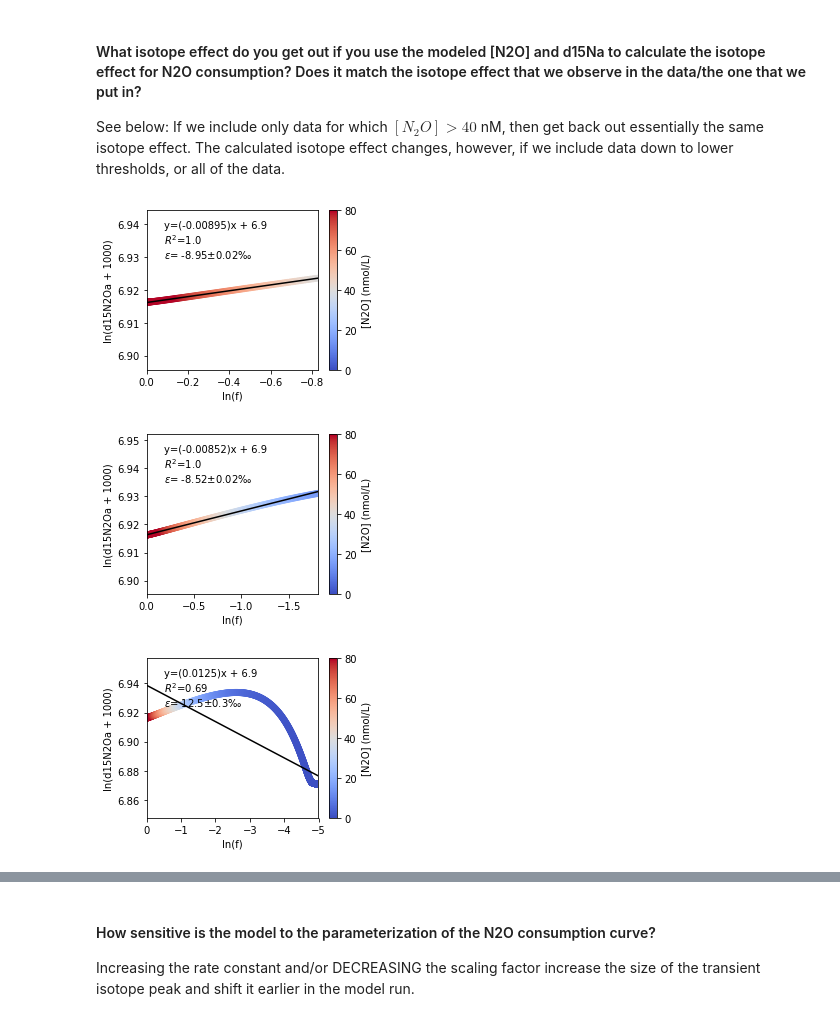
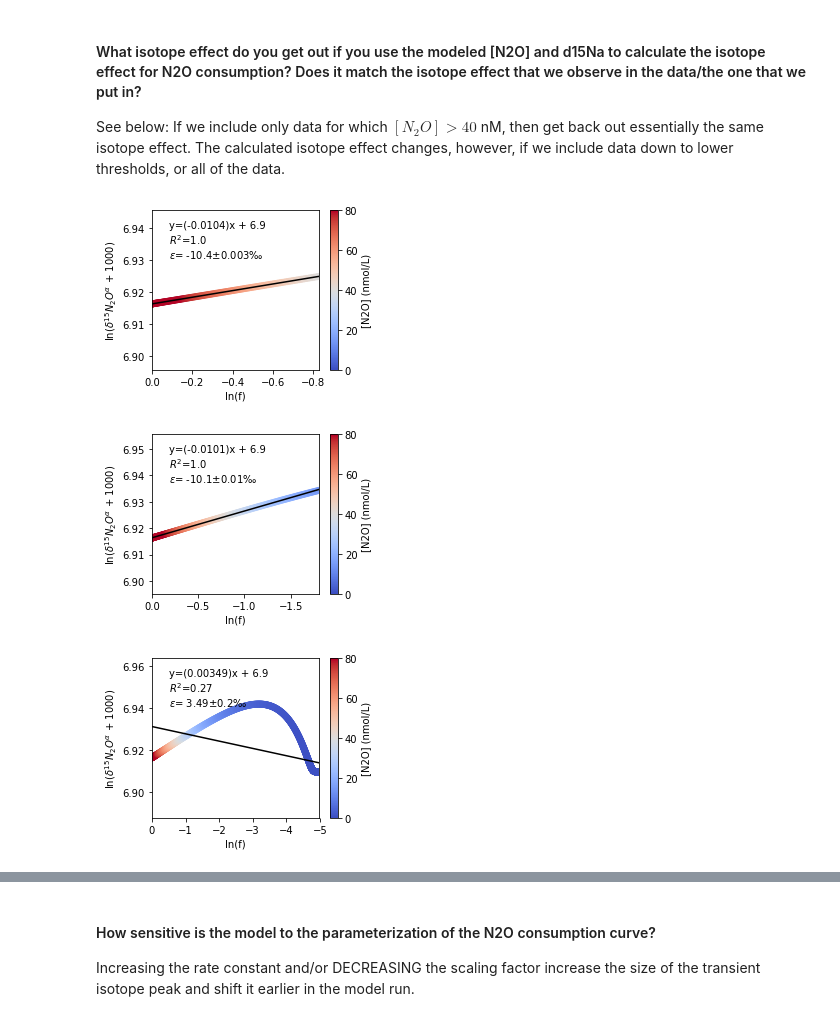
Before and after one commit to ckelly314/N2O_forward_model, a Jupyter notebook: 200413 forward model v4.ipynb, the cells around one changed output, grey strips where cells are left out. Saved outputs shown, nothing was run; the diff lists cells and outputs as text; code cells hidden in the pictures.

```diff
--- a/200413 forward model v4.ipynb
+++ b/200413 forward model v4.ipynb
@@ -312,7 +313,7 @@ times = np.array(list(range(1,T+1)))
 
 fig, ax = plt.subplots(1,1, figsize=(6,4))
 
-ax.plot(times,output2.d18N2O,color='k',label=r'$\delta^{18}N_2O$')
+ax.plot(times,output2.d18N2O,color='k',label=r'$\delta^{18}O-N_2O$')
 ax.fill_between(times, output3.d18N2O, output1.d18N2O,
                 color='k',alpha=0.5,label=None)
 
@@ -328,13 +329,13 @@ ax.plot(times,output2.d15N2Ob,color='r',label=r'$\delta^{15}N_2O^{\beta}$')
 ax.fill_between(times, output3.d15N2Ob, output1.d15N2Ob,
                 color='r',alpha=0.5,label=None)
 
-ax.set_ylabel(r'$\delta^{15}N$ vs. air or $\delta^{18}O$ vs. VSMOW')
+ax.set_ylabel(r'$\delta^{15}N$ vs. air or $\delta^{18}O$ vs. VSMOW ($\perthousand$)')
 ax.set_xlabel('Timestep')
 ax.legend()
 
 ax2 = ax.twinx()
 
-ax2.plot(times,output2['[N2O]_nM'],color='k', linestyle='--')
+ax2.plot(times,output2['[N2O]_nM'],color='k', linestyle='--', label ='$[N_2O]$')
 ax2.set_ylabel(r'$[N_2O]\ (nmol/L)$')
 ax2.legend(loc=2)
 
@@ -357,7 +453,7 @@ output2[output2.d18N2O == output2.d18N2O.max()]
 saveout = pd.DataFrame([],columns=['[NO3-]_uM', 'd15NO3-', 'd18NO3-', '[NO2-]_uM', 'd15NO2-', 'd18NO2-',
        '[N2O]_nM', 'd15N2Oa', 'd15N2Ob', 'd18N2O', 'SP'])
 
-alphas1 = [22.,6.6,  22.,0., 24.,12.,-2.,10.9, 10.,1.0]
+alphas1 = [22.,6.6,  22.,-3., 24.,12.,-2.,10.9, 10.,1.0]
 alphas2 = [22.,10.89,22.,1.6,24.,12.,-2.,16.22,10.,1.0]
 alphas3 = [22.,19.8, 22.,3.4,24.,12.,-2.,30.5, 10.,1.0]
 
@@ -392,7 +488,7 @@ for count, s in enumerate(['NO3-','NO2-']):
 
     ax = axlist[count]
 
-    ax.plot(times,output2.d18N2O,color='k',label=r'$\delta^{18}N_2O$')
+    ax.plot(times,output2.d18N2O,color='k',label=r'$\delta^{18}O-N_2O$')
     ax.fill_between(times, output3.d18N2O, output1.d18N2O,
                     color='k',alpha=0.5,label=None)
 
@@ -438,7 +534,7 @@ for count, s in enumerate(['NO3-','NO2-']):
 
 plt.tight_layout()
 
-plt.savefig('Figures/ODZ/200323 forward model with production.pdf')
+plt.savefig('Figures/ODZ/200323 forward model inverse beta.pdf')
 # %% [output]
 source & 2.58 &  60.3 & 2.77 & 148.2 & 57.6
 source & 3.04 &  47.7 & -10.1 & 139.2 & 57.9
@@ -540,8 +543,18 @@ source & 3.04 &  47.7 & -10.1 & 139.2 & 57.9
 #### What isotope effect do you get out if you use the modeled [N2O] and d15Na to calculate the isotope effect for N2O consumption? Does it match the isotope effect that we observe in the data/the one that we put in? ####
 
 See below: If we include only data for which $[N_2O]>40$ nM, then get back out essentially the same isotope effect. The calculated isotope effect changes, however, if we include data down to lower thresholds, or all of the data.
+# %%
+consumptionmax = 0.21
+consumptionmin = 0.
+consumptionscale = 250
+
+alphas2 = [22.,10.89,22.,1.5,24.,12.,0.,16.22,10.,1.0]
+inits2 = initialize(alpha_values=alphas2,
+                    n2o_cons_constants=[consumptionscale,consumptionmax,consumptionmin],
+                    substrate='NO3-')
+output2 = run_model(inits2)
 # %%
-def get_isotope_effect(df, deltaval, cutoff, fig, ax):
+def get_isotope_effect(df, deltaval, ylabel, cutoff, fig, ax):
 
     df['f'] = df['[N2O]_nM']/df['[N2O]_nM'][0]
 
@@ -565,7 +578,7 @@ def get_isotope_effect(df, deltaval, cutoff, fig, ax):
     xplot = np.linspace(x.max(),x.min())
     ax.plot(xplot, xplot*m + b, color='k')
     ax.set_xlabel('ln(f)')
-    ax.set_ylabel('ln(%s + 1000)'%deltaval)
+    ax.set_ylabel('ln(%s + 1000)'%ylabel)
 
     ax.set_xlim(x.max(),x.min())
     textstr = 'y=({:.3})x + {:.2}\n$R^2$={:.2}\n$\epsilon$= {:.3}$\pm${:.1}$\perthousand$'.format(m,
@@ -578,19 +591,19 @@ def get_isotope_effect(df, deltaval, cutoff, fig, ax):
 # %%
 cutoffs = [40,15,0]
 
 
 for i,c in enumerate(cutoffs):
 
     fig, ax = plt.subplots(1,1, figsize=(4,3))
 
-    get_isotope_effect(df=output2, deltaval='d15N2Oa', cutoff=c,
+    get_isotope_effect(df=output2, deltaval='d15N2Oa', ylabel=r'$\delta^{15}N_2O^{\alpha}$', cutoff=c,
                       fig=fig, ax=ax)
 
     plt.savefig('Figures/isotope_effects/200402_model_alpha_cutoff_{:}.pdf'.format(c))
 # %% [output]
-[figure, old version]
+[figure, new version]
-[figure, old version]
+[figure, new version]
-[figure, old version]
+[figure, new version]
 # %%
 cutoffs = [40,15,0]
 
```
Also changed, not shown: parts of 7 cells of this notebook, 19 other files.
